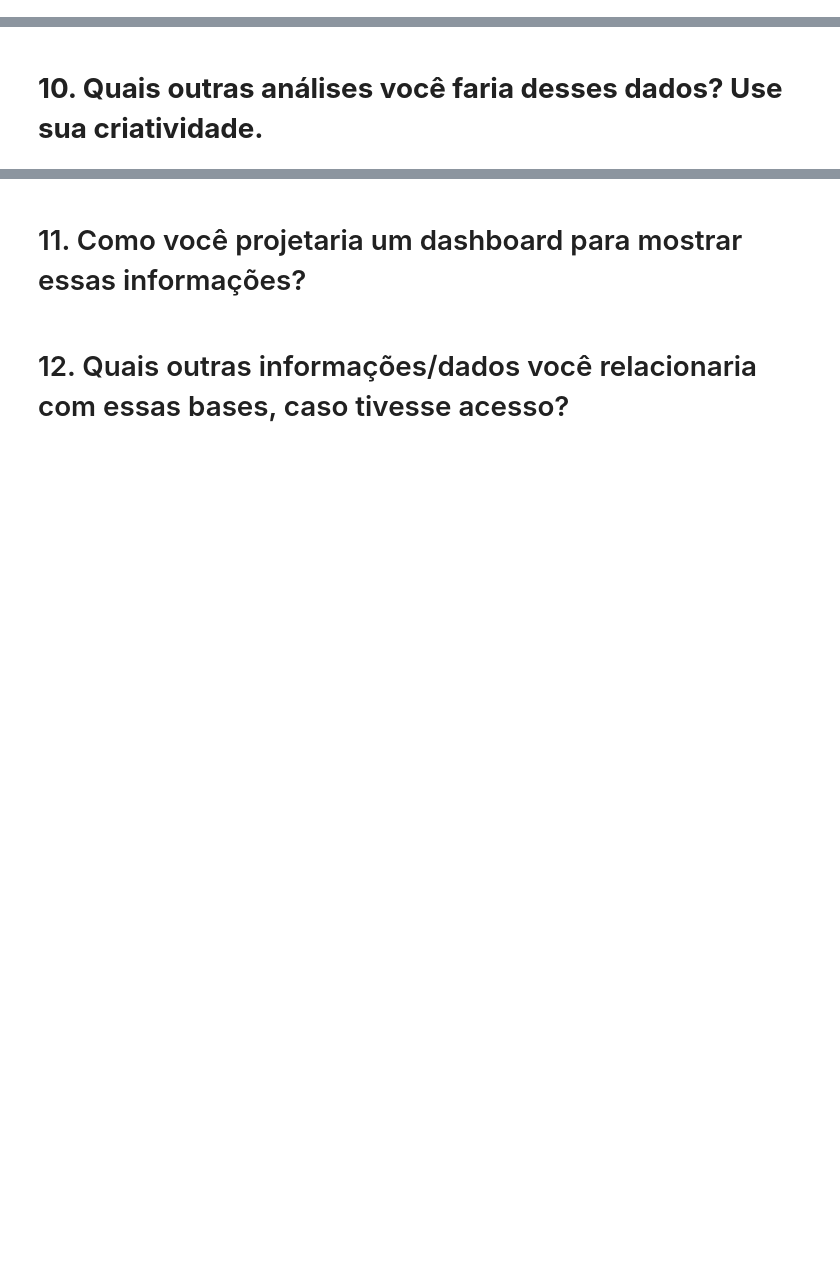
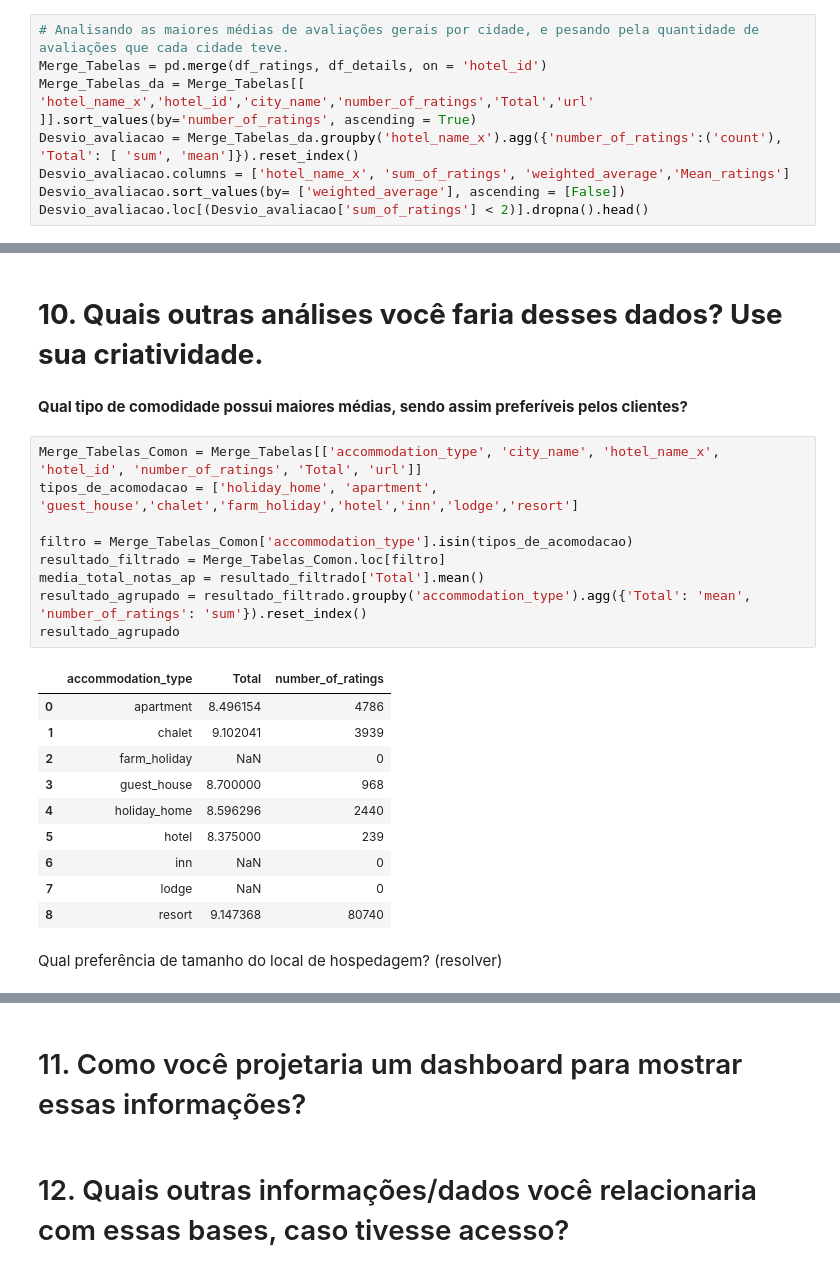
Before and after one commit to ArthurKruos/Project-Seazone, a Jupyter notebook: Project_Seazone.ipynb, the cells around one changed output, grey strips where cells are left out. Saved outputs shown, nothing was run; the diff lists cells and outputs as text; blank space fills up the shorter version.

```diff
--- a/Project_Seazone.ipynb
+++ b/Project_Seazone.ipynb
@@ -559,0 +612,8 @@ resultados_filtrados.sort_values(by = 'Localização', ascending = False).reset_
+# %%
+# Analisando as maiores médias de avaliações gerais por cidade, e pesando pela quantidade de avaliações que cada cidade teve.
+Merge_Tabelas = pd.merge(df_ratings, df_details, on = 'hotel_id')
+Merge_Tabelas_da = Merge_Tabelas[[ 'hotel_name_x','hotel_id','city_name','number_of_ratings','Total','url' ]].sort_values(by='number_of_ratings', ascending = True)
+Desvio_avaliacao = Merge_Tabelas_da.groupby('hotel_name_x').agg({'number_of_ratings':('count'), 'Total': [ 'sum', 'mean']}).reset_index()
+Desvio_avaliacao.columns = ['hotel_name_x', 'sum_of_ratings', 'weighted_average','Mean_ratings']
+Desvio_avaliacao.sort_values(by= ['weighted_average'], ascending = [False])
+Desvio_avaliacao.loc[(Desvio_avaliacao['sum_of_ratings'] < 2)].dropna().head()
@@ -560,2 +627,26 @@ resultados_filtrados.sort_values(by = 'Localização', ascending = False).reset_
 # %% [markdown]
 # **10. Quais outras análises você faria desses dados? Use sua criatividade.**
+# %% [markdown]
+ **Qual tipo de comodidade possui maiores médias, sendo assim preferíveis pelos clientes?**
+# %%
+Merge_Tabelas_Comon = Merge_Tabelas[['accommodation_type', 'city_name', 'hotel_name_x', 'hotel_id', 'number_of_ratings', 'Total', 'url']]
+tipos_de_acomodacao = ['holiday_home', 'apartment', 'guest_house','chalet','farm_holiday','hotel','inn','lodge','resort']
+
+filtro = Merge_Tabelas_Comon['accommodation_type'].isin(tipos_de_acomodacao)
+resultado_filtrado = Merge_Tabelas_Comon.loc[filtro]
+media_total_notas_ap = resultado_filtrado['Total'].mean()
+resultado_agrupado = resultado_filtrado.groupby('accommodation_type').agg({'Total': 'mean', 'number_of_ratings': 'sum'}).reset_index()
+resultado_agrupado
+# %% [output]
+|  | accommodation_type | Total | number_of_ratings |
+| 0 | apartment | 8.496154 | 4786 |
+| 1 | chalet | 9.102041 | 3939 |
+| 2 | farm_holiday | NaN | 0 |
+| 3 | guest_house | 8.700000 | 968 |
+| 4 | holiday_home | 8.596296 | 2440 |
+| 5 | hotel | 8.375000 | 239 |
+| 6 | inn | NaN | 0 |
+| 7 | lodge | NaN | 0 |
+| 8 | resort | 9.147368 | 80740 |
+# %% [markdown]
+Qual preferência de tamanho do local de hospedagem? (resolver)
```
Also changed, not shown: parts of 18 cells of this notebook.
